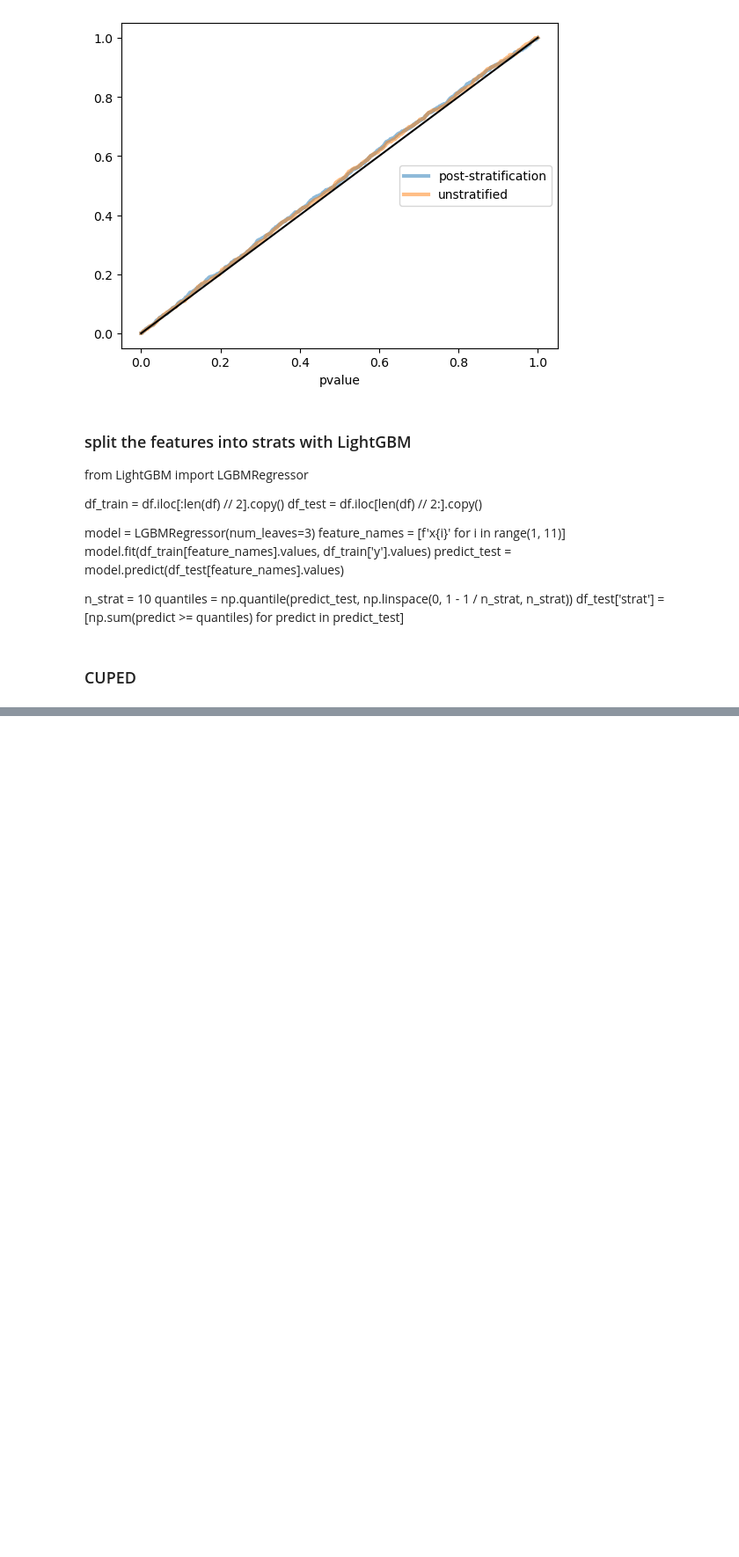
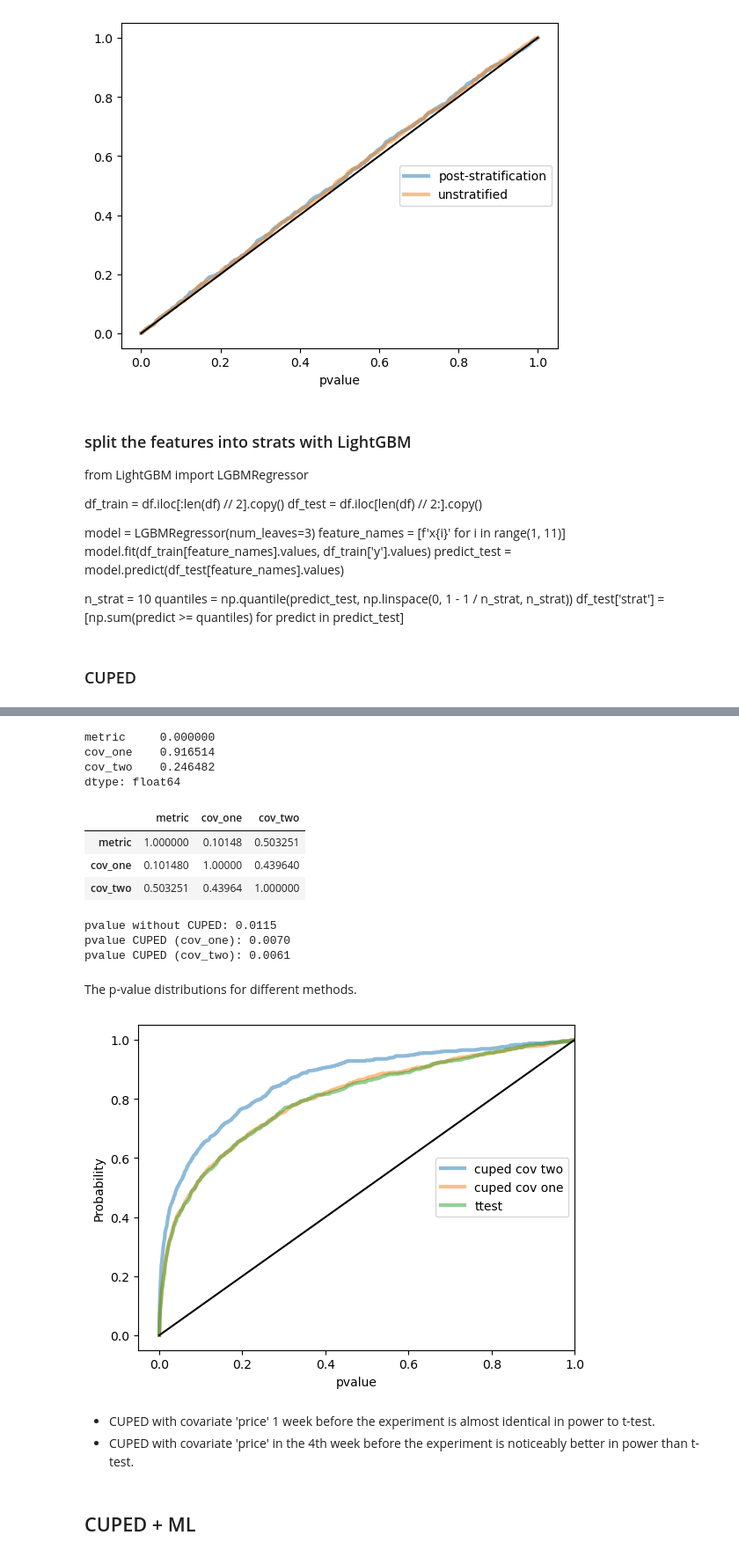
Before and after one commit to YanaOrf/AB_tests, a Jupyter notebook: Pizzeria_website_AB.ipynb, the cells around one changed output, grey strips where cells are left out. Shown at 88% size. Saved outputs shown, nothing was run; the diff lists cells and outputs as text; code cells hidden in the pictures; blank space fills up the shorter version.

Commit message:
cuped

```diff
--- a/Pizzeria_website_AB.ipynb
+++ b/Pizzeria_website_AB.ipynb
@@ -1133,0 +1165,16 @@ df_metrics = (
+# %%
+df_metrics.isnull().mean()
+# %% [output]
+metric     0.000000
+cov_one    0.916514
+cov_two    0.246482
+dtype: float64
+# %%
+df_metrics.fillna(0,inplace=True)
+# %%
+df_metrics.corr()
+# %% [output]
+|  | metric | cov_one | cov_two |
+| metric | 1.000000 | 0.10148 | 0.503251 |
+| cov_one | 0.101480 | 1.00000 | 0.439640 |
+| cov_two | 0.503251 | 0.43964 | 1.000000 |
@@ -1133,0 +1212,56 @@ df_metrics = (
+# %%
+control_useres, pilot_users = np.random.choice(df_metrics.index, (2, 10000,),False)
+df_control=df_metrics.loc[control_useres]
+df_pilot=df_metrics.loc[pilot_users]
+df_pilot['metric'] += 30 # adding a synthetic effect to historical data
+
+print(f'pvalue without CUPED: {check_test(df_control, df_pilot):0.4f}')
+
+for cov_name in ['cov_one','cov_two']:
+    pvalue = check_cuped_test(df_control, df_pilot, cov_name)
+    print(f'pvalue CUPED ({cov_name}): {pvalue:0.4f}')
+# %% [output]
+pvalue without CUPED: 0.0115
+pvalue CUPED (cov_one): 0.0070
+pvalue CUPED (cov_two): 0.0061
+# %% [markdown]
+The p-value distributions for different methods.
+# %%
+sample_size = 10000
+corrs = np.random.uniform(0.01, 0.99, 1000)
+pvalues_ttest = []
+pvalues_cuped_cov_one = []
+pvalues_cuped_cov_two = []
+
+for corr in tqdm(corrs):
+    control_users, pilot_users = np.random.choice(df_metrics.index, (2, sample_size,), False)
+    df_control = df_metrics.loc[control_users]
+    df_pilot = df_metrics.loc[pilot_users]
+    df_pilot['metric'] += 20
+    pvalues_ttest.append(check_test(df_control, df_pilot))
+    pvalues_cuped_cov_one.append(check_cuped_test(df_control, df_pilot, 'cov_one'))
+    pvalues_cuped_cov_two.append(check_cuped_test(df_control, df_pilot, 'cov_two'))
+
+
+list_pvalues = [pvalues_ttest, pvalues_cuped_cov_one, pvalues_cuped_cov_two]
+list_titles = ['ttest', 'cuped cov one', 'cuped cov two']
+
+X = np.linspace(0, 1, 1000)
+for pvalues, title in zip(reversed(list_pvalues), reversed(list_titles)):
+    pvalues = np.array(pvalues)
+    Y = [np.mean(pvalues < x) for x in X]
+    plt.plot(X, Y, alpha=0.5, linewidth=3, label=title)
+plt.xlabel('pvalue')
+plt.ylabel('Probability') # proportion of p-values less than each threshold
+plt.xlim([-0.05, 1])
+plt.plot([0, 1], [0, 1], 'k')
+plt.legend(loc=5)
+plt.show()
+# %% [output]
+[figure, added]
+# %% [markdown]
+- CUPED with covariate 'price' 1 week before the experiment
+is almost identical in power to t-test.
+- CUPED with covariate 'price' in the 4th week before the experiment is noticeably better in power than t-test.
+# %% [markdown]
+## CUPED + ML
```
Also changed, not shown: parts of 8 cells of this notebook.
